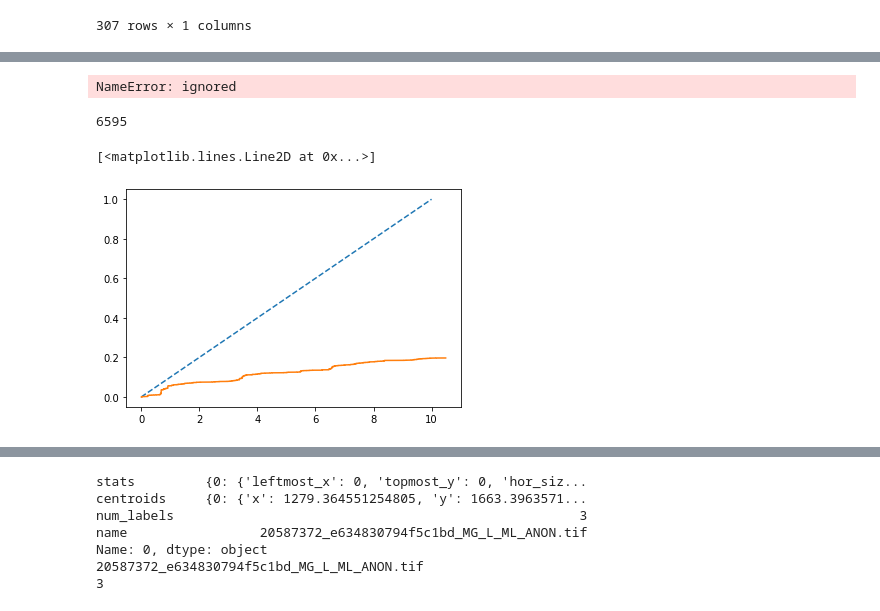
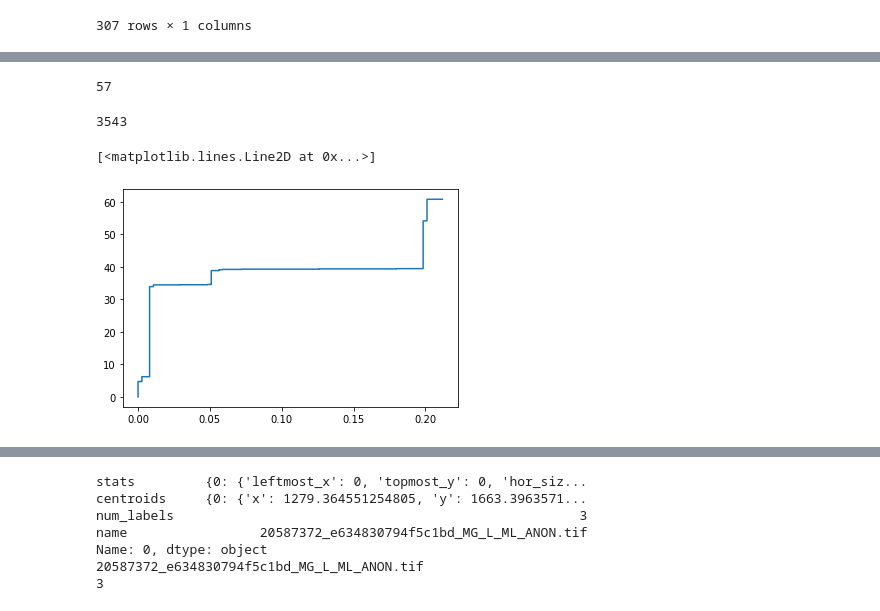
Before and after one commit to emyesme/CalcificationDetection, a Jupyter notebook: ML_structure_project.ipynb, the cells around one changed output, grey strips where cells are left out. Cells and saved outputs as stored; diff of their text form; code cells hidden in the pictures.

Commit message:
Updates on froc function

```diff
--- a/ML_structure_project.ipynb
+++ b/ML_structure_project.ipynb
@@ -931,4 +856,4 @@ df_candidates_unique
                                 'drive',
                                 'MyDrive',
                                 'Results',
-                                'FROC_calculations_{}_pip{}_{}.csv'.format('KNN', '4', 5296)), index_col=0)
+                                'FROC_calculations_{}_pip{}_fn{}_normals{}.csv'.format('DT', '4', 294, 57)), index_col=0)
@@ -936,11 +877,11 @@ df_candidates_unique
 import matplotlib.pyplot as plt
 
 
-fn = 5296
+fn = 294
 tpc = 0
 fpc = 0
-normals = len(dfROC.loc[dfROC.type == 'FP'])
-
+normals = 57
+print(normals)
 tpr = []
 fppi = []
 
@@ -956,19 +897,19 @@ for index, row in dfROC.iterrows():
   tpr.append( tpc/(tp+fn) )
   fppi.append( fpc/normals )
 # %% [output]
-NameError: ignored
+57
-# %%
-tp+fn
-# %% [output]
-6595
+# %%
+len(fppi)
+# %% [output]
+3543
 # %%
 import matplotlib.pyplot as plt
 
-plt.plot([0,10], [0,1], linestyle="--")
+# plt.plot([0,60], [0,1], linestyle="--")
 plt.plot(fppi, tpr)
 # %% [output]
 [<matplotlib.lines.Line2D at 0x...>]
-[figure, old version]
+[figure, new version]
 # %%
 lista = []
 for i in predKNN:
```
Also changed, not shown: parts of 13 cells of this notebook.
